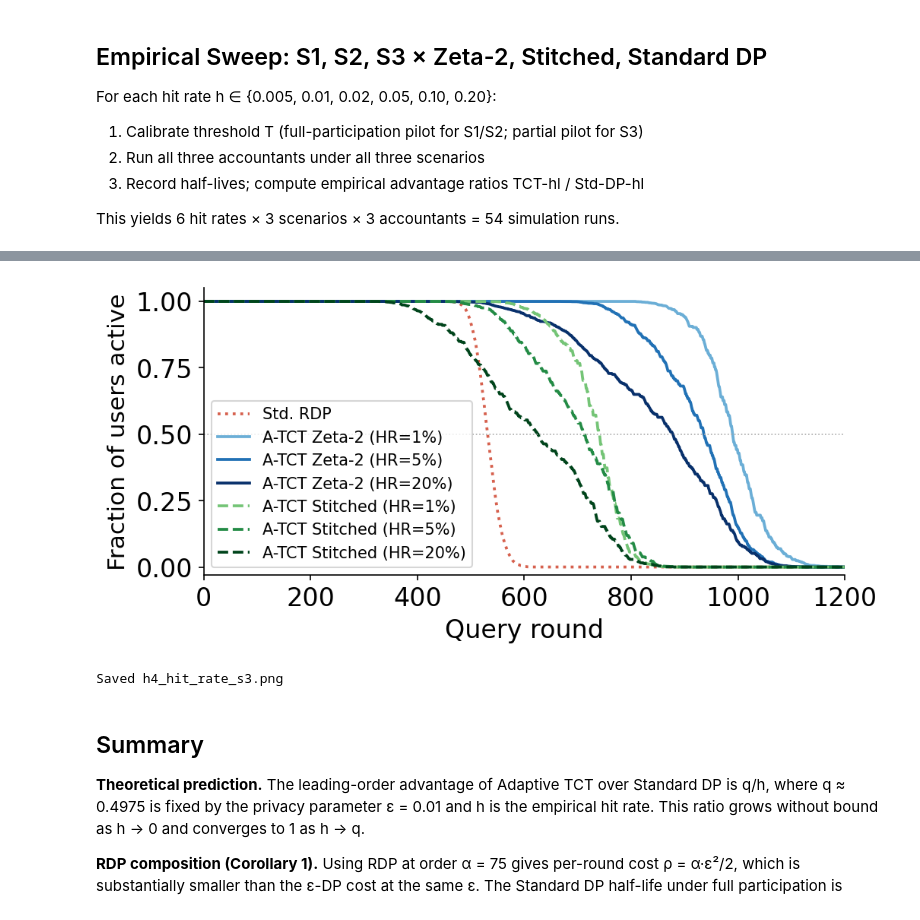
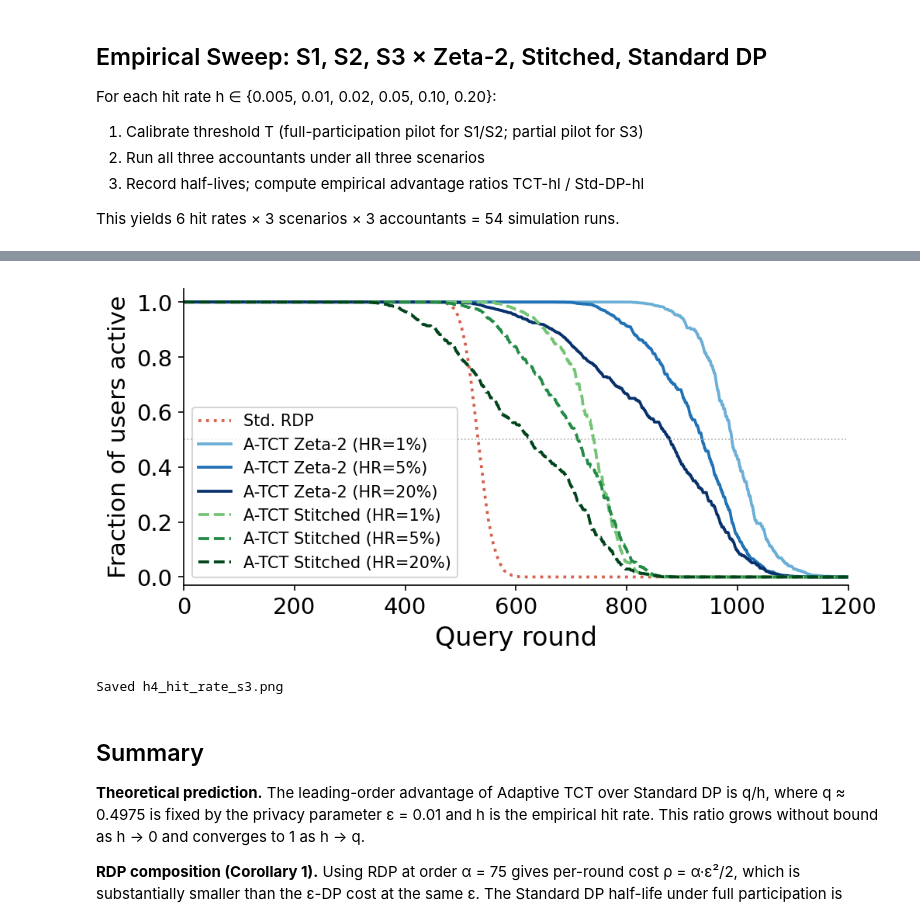
Before and after one commit to arcaulfield/adaptive-act, a Jupyter notebook: notebooks/03_q3_hit_rate_sensitivity.ipynb, the cells around one changed output, grey strips where cells are left out. Drawn from its saved outputs; the diff is of its cells as text; code cells hidden in the pictures.

```diff
--- a/notebooks/03_q3_hit_rate_sensitivity.ipynb
+++ b/notebooks/03_q3_hit_rate_sensitivity.ipynb
@@ -94,23 +86,3 @@ Standard DP charges T · ρ per user per round regardless. The leading-order adv
 For S2 (50% non-TCT rounds) and S3 (50% participation), the non-TCT rounds add ρ
 charges uniformly, narrowing the advantage. But the TCT-specific rounds still obey
 the q/h scaling, so the advantage over S1 degrades gracefully.
-# %%
-print('Theoretical TCT advantage vs hit rate (S1 leading-order q/h):')
-print(f'{"h":>8}  {"q/h (Z)":>10}  {"q/h (S)":>10}  {"reg-Z %":>9}  {"reg-S %":>9}')
-print('-' * 55)
-for h in HIT_RATES:
-    print(f'{h:>8.3f}  {q/h:>10.2f}  {q/h:>10.2f}  '
-          f'{100*reg_cost_z/EPS_RDP_BUDGET:>8.1f}%  {100*reg_cost_s/EPS_RDP_BUDGET:>8.1f}%')
-
-h_dense  = np.logspace(math.log10(0.003), math.log10(0.5), 300)
-adv_dense = q / h_dense
-
-fig, ax = plt.subplots(figsize=(6, 4))
-ax.plot(h_dense, adv_dense, 'k-', lw=1.5, label=r'$q/h$  (leading-order theory)')
-ax.axvline(q, color='gray', lw=0.9, ls=':', label=f'$q={q:.3f}$ (TCT degeneracy)')
-ax.set_xscale('log'); ax.set_yscale('log')
-ax.set_xlabel(r'Empirical hit rate $h$'); ax.set_ylabel(r'Advantage ratio (TCT hl / Std DP hl)')
-ax.set_title(r'Theoretical TCT advantage vs hit rate')
-ax.legend(); fig.tight_layout()
-plt.savefig('../figures/h4_theoretical_advantage.png', bbox_inches='tight', dpi=200)
-plt.show()
@@ -320,67 +212,40 @@ for h in HIT_RATES:
  0.200    S2     438     318     266     1.65     1.20     2.49
  0.200    S3     878     627     532     1.65     1.18     2.49
 # %%
-# ── S3-only retention figure (same style as h4_hit_rate_sensitivity.png) ──────
+# ── S3 retention figure: h ∈ {1%, 5%, 20%} (figures/h4_hit_rate_s3.png) ──────
 rep_hrs = [0.01, 0.05, 0.20]
 cmap_b = cm.get_cmap('Blues',  len(rep_hrs) + 2)
 cmap_g = cm.get_cmap('Greens', len(rep_hrs) + 2)
 
 fig, ax = plt.subplots(figsize=(7.0, 3.5))
 
-# Standard DP: hit rate does not affect charges (ρ per round always)
-# — show a single reference curve using any hit rate
+# Standard DP charges ρ every round regardless of hit rate — one reference curve suffices
 fd_ref = pad(results[rep_hrs[0]]['S3']['stdp'], N_ROUNDS + 1)
 ax.plot(fd_ref, color=SDP_COLOR, lw=1.8, ls=':', label='Std. RDP')
 
 for j, h in enumerate(rep_hrs):
     c_z = cmap_b(j + 2)
-    c_s = cmap_g(j + 2)
-    n  = N_ROUNDS + 1
-    fz = pad(results[h]['S3']['zeta2'],    n)
-
-    lbl = f'(HR={h:.0%})'
-    ax.plot(fz, color=c_z, lw=1.8, ls='-',  label=f'A-TCT Zeta-2 {lbl}')
-
+    fz  = pad(results[h]['S3']['zeta2'], N_ROUNDS + 1)
+    ax.plot(fz, color=c_z, lw=1.8, ls='-', label=f'A-TCT Zeta-2 (HR={h:.0%})')
 
 for j, h in enumerate(rep_hrs):
-    c_z = cmap_b(j + 2)
     c_s = cmap_g(j + 2)
-    n  = N_ROUNDS + 1
-
-    fs = pad(results[h]['S3']['stitched'], n)
-    lbl = f'(HR={h:.0%})'
-
-    ax.plot(fs, color=c_s, lw=1.8, ls='--', label=f'A-TCT Stitched {lbl}')
+    fs  = pad(results[h]['S3']['stitched'], N_ROUNDS + 1)
+    ax.plot(fs, color=c_s, lw=1.8, ls='--', label=f'A-TCT Stitched (HR={h:.0%})')
 
 ax.axhline(0.5, color='#aaa', lw=0.8, ls=':')
 ax.set_xlabel('Query round', fontsize=16)
 ax.set_ylabel('Fraction of users active', fontsize=15)
 ax.set_xlim(0, N_ROUNDS)
 ax.set_ylim(-0.03, 1.05)
 ax.tick_params(axis='both', which='major', labelsize=14)
-#ax.set_title(
- #   'User retention for different hit rates',
- #   fontsize=16,
-  #  pad=28
-#)
-
-#ax.text(
- #   0.5, 1.03,
-  #  rf'50% participation, 50% non-TCT rounds, '
-   # rf'$\varepsilon$={EPSILON}, $\alpha$={ALPHA_RDP:.0f}, $N$={N_USERS}',
-#    transform=ax.transAxes,
-#    ha='center',
-#    va='bottom',
-#    fontsize=12
-#)
-ax.tick_params(axis='both', labelsize=16)
 ax.legend(fontsize=10, loc='lower left')
 fig.tight_layout()
 plt.savefig('../figures/h4_hit_rate_s3.png', bbox_inches='tight', dpi=200)
 plt.show()
 print('Saved h4_hit_rate_s3.png')
 # %% [output]
-[figure, old version]
+[figure, new version]
 Saved h4_hit_rate_s3.png
 # %% [markdown]
 ## Summary
```
Also changed, not shown: parts of 6 cells of this notebook, 8 other files.
